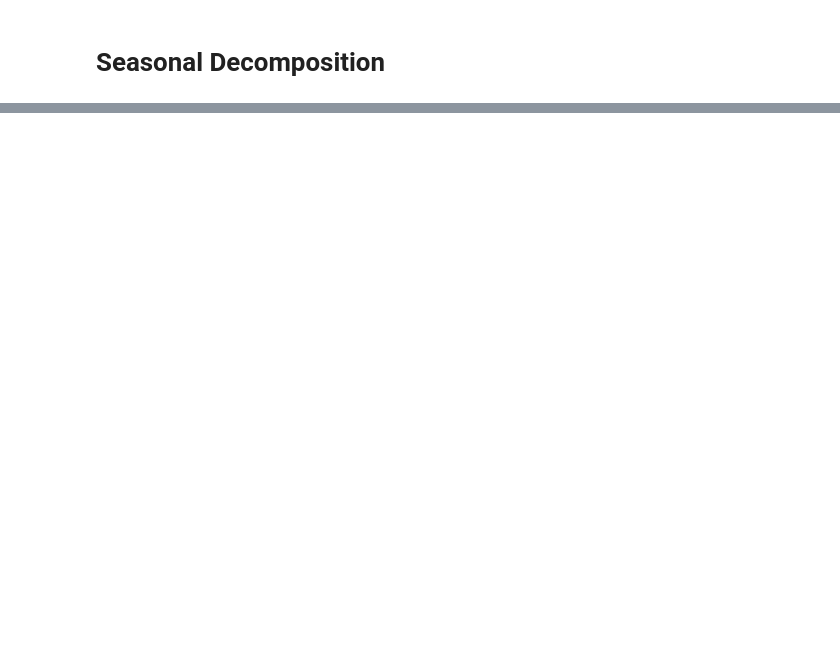
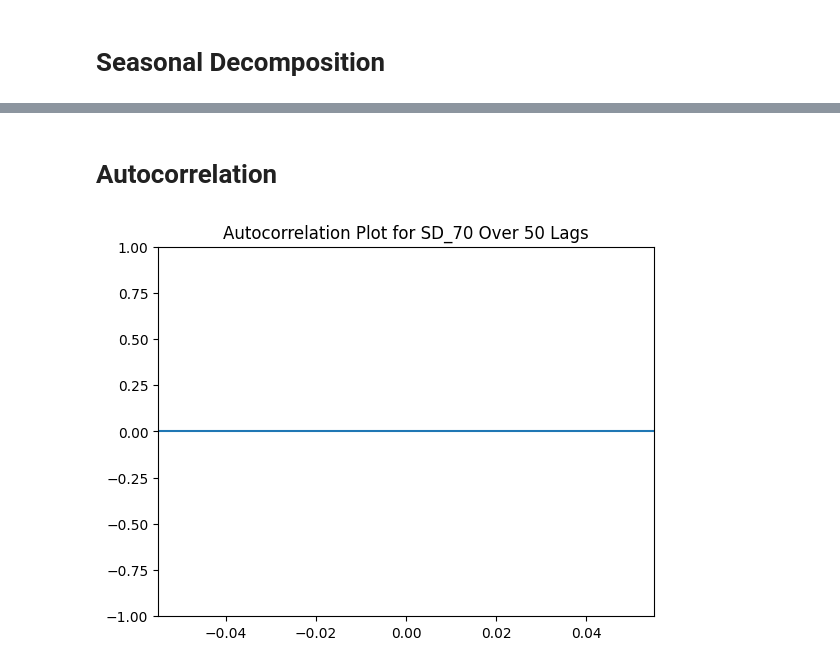
Before and after one commit to amlnewlands/Understanding-the-in-situ-Solar-Wind-Properties, a Jupyter notebook: src/HCS_Sunspots_Descriptive_Analytics.ipynb, the cells around one changed output, grey strips where cells are left out. Saved outputs shown, nothing was run; the diff lists cells and outputs as text; code cells hidden in the pictures; blank space fills up the shorter version.

```diff
--- a/src/HCS_Sunspots_Descriptive_Analytics.ipynb
+++ b/src/HCS_Sunspots_Descriptive_Analytics.ipynb
@@ -214,0 +220,12 @@ Text(0.513, 0.95, 'HCS')
+# %% [markdown]
+# Autocorrelation
+# %%
+# Sample data: Replace this with your actual DataFrame column
+data = hcs_df['SD_70']
+
+# Plotting the Autocorrelation
+plot_acf(data, lags=50)
+plt.title("Autocorrelation Plot for SD_70 Over 50 Lags")
+plt.show()
+# %% [output]
+[figure, added]
```
Also changed, not shown: parts of 15 cells of this notebook, 9 other files.
